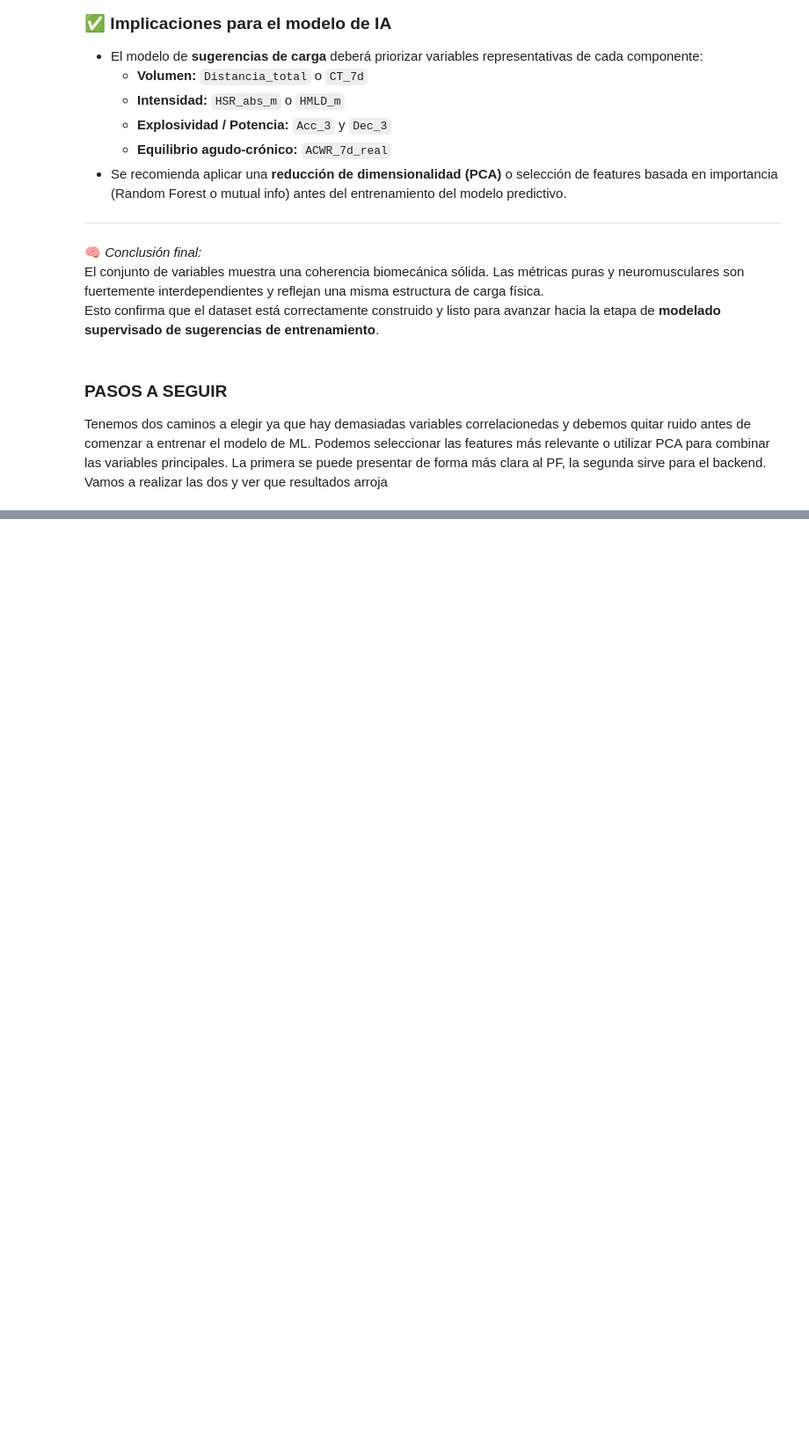
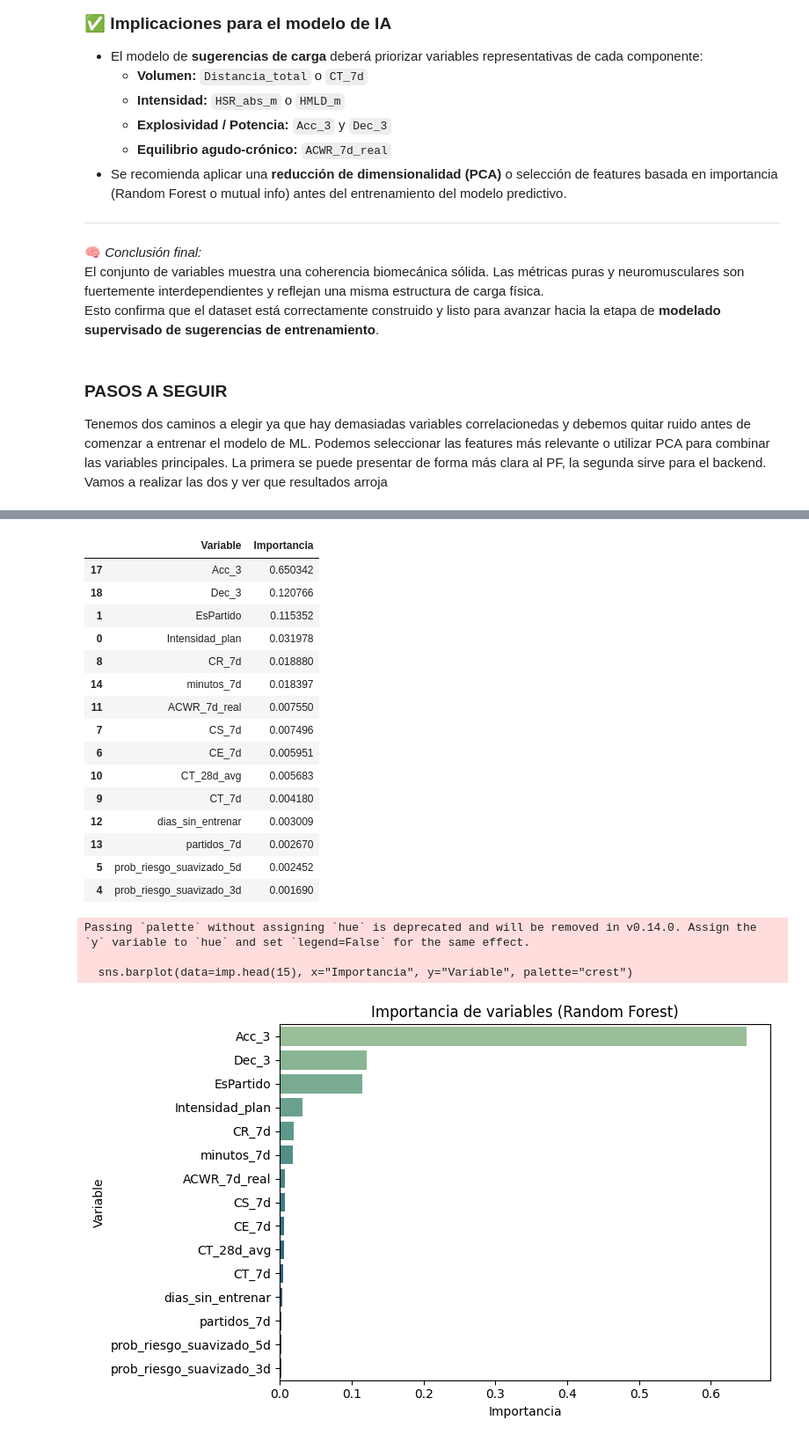
Before and after one commit to cuarty/chivas_ml, a Jupyter notebook: notebooks/modelos/01_sugerencias_puras_ml.ipynb, the cells around one changed output, grey strips where cells are left out. Shown at 88% size. Saved outputs shown, nothing was run; the diff lists cells and outputs as text; code cells hidden in the pictures; blank space fills up the shorter version.

```diff
--- a/notebooks/modelos/01_sugerencias_puras_ml.ipynb
+++ b/notebooks/modelos/01_sugerencias_puras_ml.ipynb
@@ -401,0 +435,52 @@ Esto confirma que el dataset está correctamente construido y listo para avanzar
+# %%
+from sklearn.ensemble import RandomForestRegressor
+import pandas as pd
+
+# Entrenamos un modelo rápido para medir importancias
+rf_temp = RandomForestRegressor(
+    n_estimators=200,
+    max_depth=10,
+    random_state=42,
+    n_jobs=-1
+)
+
+X = df[features].select_dtypes(include=[np.number]).fillna(0)
+y = df["Distancia_total"]  # o el target que elijas
+
+rf_temp.fit(X, y)
+
+# Importancia de variables
+imp = pd.DataFrame({
+    "Variable": X.columns,
+    "Importancia": rf_temp.feature_importances_
+}).sort_values(by="Importancia", ascending=False)
+
+display(imp.head(15))
+
+# Gráfico
+plt.figure(figsize=(8, 5))
+sns.barplot(data=imp.head(15), x="Importancia", y="Variable", palette="crest")
+plt.title("Importancia de variables (Random Forest)")
+plt.tight_layout()
+plt.show()
+# %% [output]
+|  | Variable | Importancia |
+| 17 | Acc_3 | 0.650342 |
+| 18 | Dec_3 | 0.120766 |
+| 1 | EsPartido | 0.115352 |
+| 0 | Intensidad_plan | 0.031978 |
+| 8 | CR_7d | 0.018880 |
+| 14 | minutos_7d | 0.018397 |
+| 11 | ACWR_7d_real | 0.007550 |
+| 7 | CS_7d | 0.007496 |
+| 6 | CE_7d | 0.005951 |
+| 10 | CT_28d_avg | 0.005683 |
+| 9 | CT_7d | 0.004180 |
+| 12 | dias_sin_entrenar | 0.003009 |
+| 13 | partidos_7d | 0.002670 |
+| 5 | prob_riesgo_suavizado_5d | 0.002452 |
+| 4 | prob_riesgo_suavizado_3d | 0.001690 |
+Passing `palette` without assigning `hue` is deprecated and will be removed in v0.14.0. Assign the `y` variable to `hue` and set `legend=False` for the same effect.
+
+  sns.barplot(data=imp.head(15), x="Importancia", y="Variable", palette="crest")
+[figure, added]
```
Also changed, not shown: parts of 42 cells of this notebook, 16 other files.
